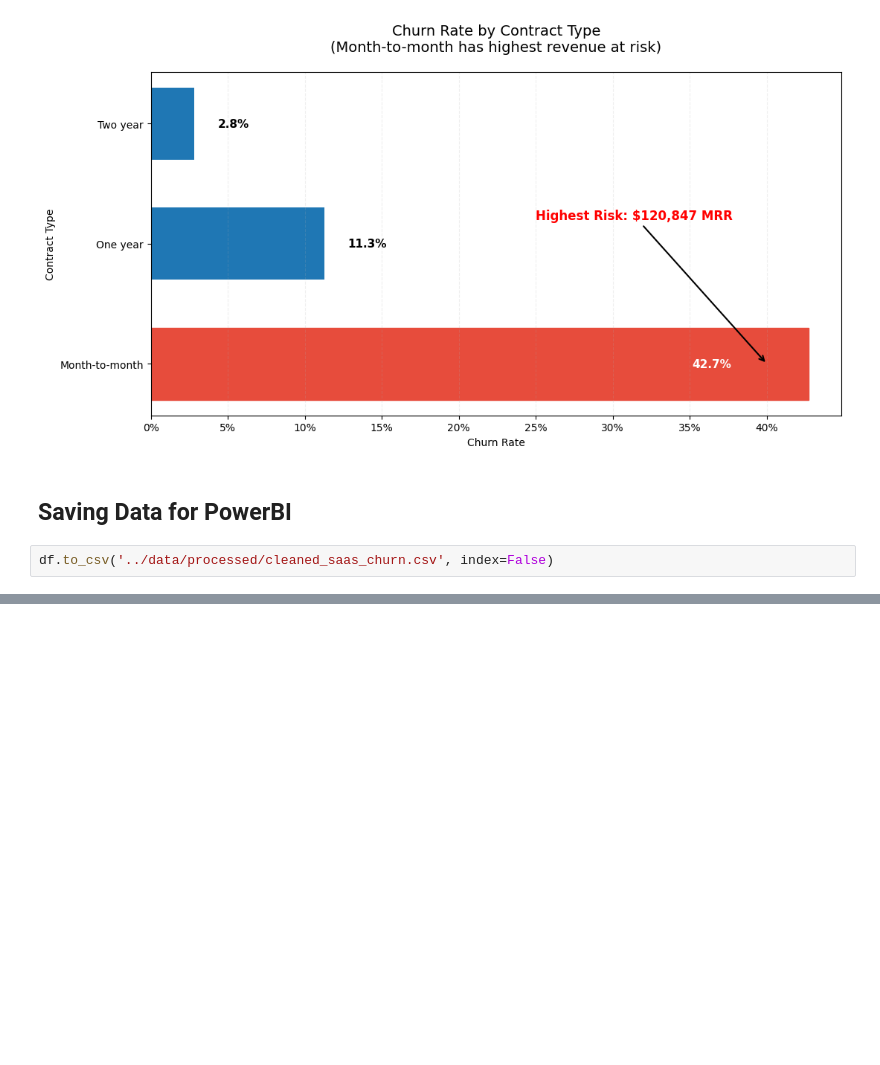
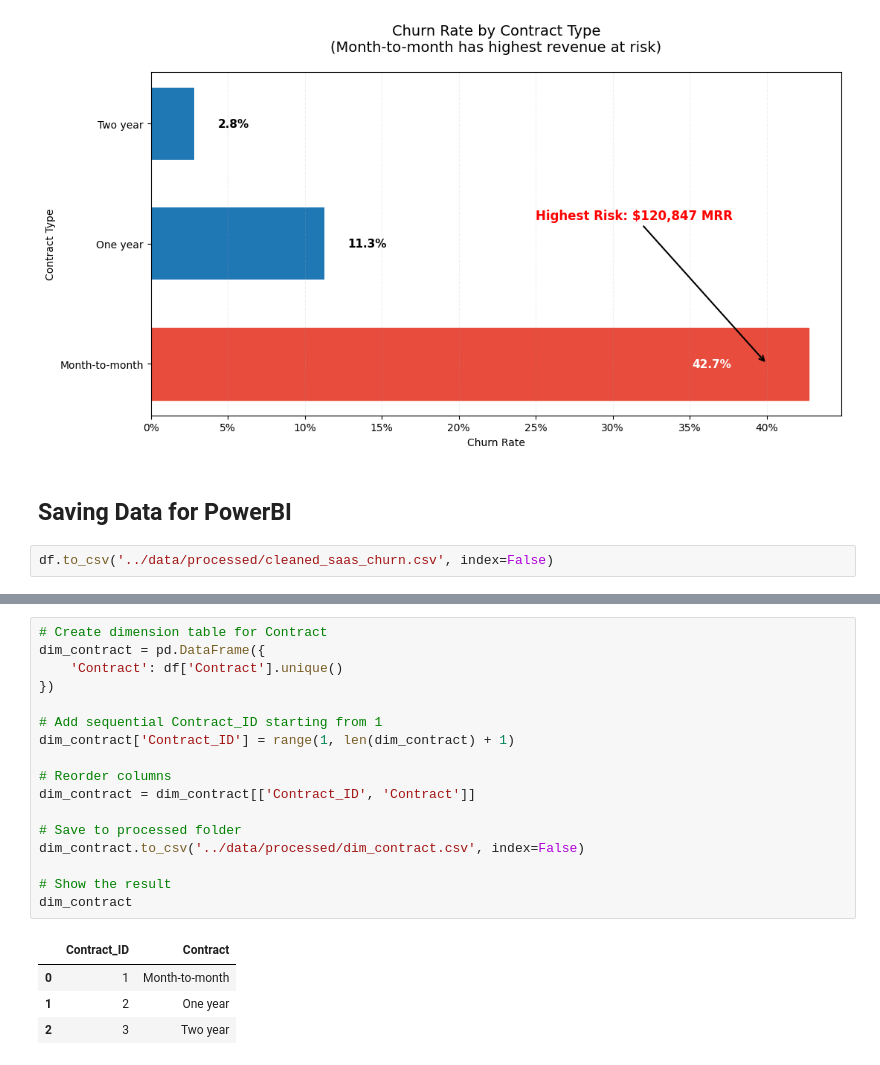
Before and after one commit to zeeshan-akram-ds/saas-customer-lifecycle-analytics-, a Jupyter notebook: notebooks/churn_analysis.ipynb, the cells around one changed output, grey strips where cells are left out. Saved outputs shown, nothing was run; the diff lists cells and outputs as text; blank space fills up the shorter version.

Commit message:
feat: add dim_contract and replace Contract with Contract_ID for Power BI optimization.

```diff
--- a/notebooks/churn_analysis.ipynb
+++ b/notebooks/churn_analysis.ipynb
@@ -337,0 +367,22 @@ df.to_csv('../data/processed/cleaned_saas_churn.csv', index=False)
+# %%
+# Create dimension table for Contract
+dim_contract = pd.DataFrame({
+    'Contract': df['Contract'].unique()
+})
+
+# Add sequential Contract_ID starting from 1
+dim_contract['Contract_ID'] = range(1, len(dim_contract) + 1)
+
+# Reorder columns
+dim_contract = dim_contract[['Contract_ID', 'Contract']]
+
+# Save to processed folder
+dim_contract.to_csv('../data/processed/dim_contract.csv', index=False)
+
+# Show the result
+dim_contract
+# %% [output]
+|  | Contract_ID | Contract |
+| 0 | 1 | Month-to-month |
+| 1 | 2 | One year |
+| 2 | 3 | Two year |
```
Also changed, not shown: parts of 4 cells of this notebook, 2 other files.
